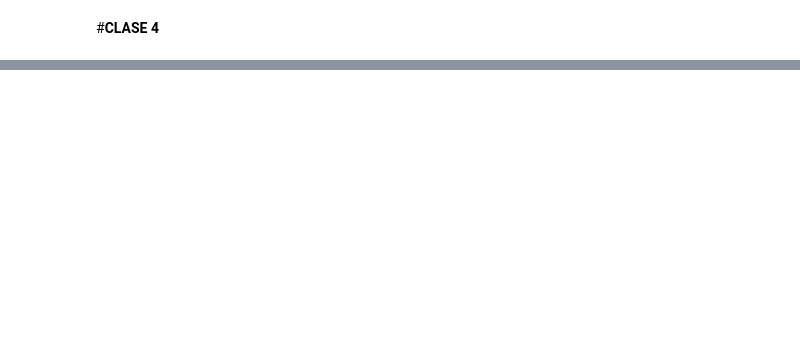
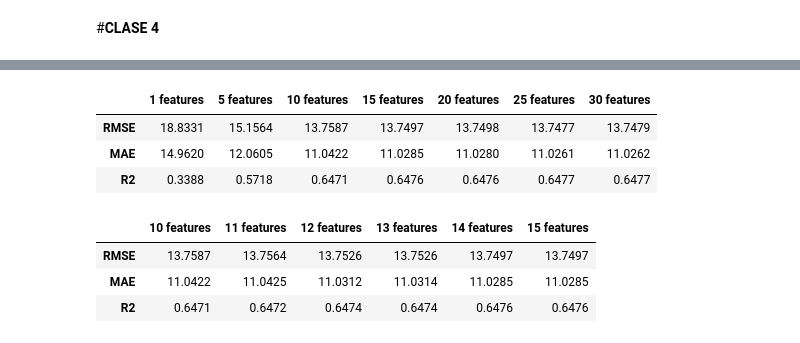
Before and after one commit to Daimond92/python_data_science, a Jupyter notebook: optimización_aeroportuaria.ipynb, the cells around one changed output, grey strips where cells are left out. Cells and saved outputs as stored; diff of their text form; code cells hidden in the pictures; blank space fills up the shorter version.

```diff
--- a/optimización_aeroportuaria.ipynb
+++ b/optimización_aeroportuaria.ipynb
@@ -373,0 +392,14 @@ https://scikit-learn.org/stable/
+# %%
+y_pred_dummy = baseline.predict(X_test)
+
+def calcular_regresion(y_test, y_pred):
+  rmse = mean_squared_error(y_test, y_pred)
+  mae = mean_absolute_error(y_test, y_pred)
+  r2 = r2_score(y_test, y_pred)
+
+  metricas = {
+      'Raíz del Error Cuadrático Medio (RMSE)':round(rmse ** (1/2), 4),
+      'Error Absoluto Medio (MAE)':round(mae, 4),
+      'R2 Score':round(r2, 4)
+      }
+  return metricas
@@ -375,0 +525,8 @@ https://scikit-learn.org/stable/
+# %%
+importances = modelo.feature_importances_
+# %%
+feature_importances = pd.DataFrame({
+    'Features': X.columns,
+    'Importances': (importances * 100).round(2)
+}).sort_values('Importances', ascending=False)
+feature_importances
@@ -375,0 +551,40 @@ https://scikit-learn.org/stable/
+# %%
+resultados = pd.DataFrame(index=['RMSE', 'MAE', 'R2'])
+model_features = RandomForestRegressor(max_depth=5, random_state=42)
+ct_features = [i if i != 0 else 1 for i in range(0,35,5)]
+
+for i in ct_features:
+  selected_features = feature_importances['Features'].values[:i]
+  X_train_selected = X_train[selected_features]
+  X_test_selected = X_test[selected_features]
+  model_features.fit(X_train_selected, y_train)
+  y_pred_selected = model_features.predict(X_test_selected)
+  metricas = calcular_regresion(y_test, y_pred_selected)
+  resultados[f'{i} features'] = list(metricas.values())
+
+resultados
+# %% [output]
+|  | 1 features | 5 features | 10 features | 15 features | 20 features | 25 features | 30 features |
+| RMSE | 18.8331 | 15.1564 | 13.7587 | 13.7497 | 13.7498 | 13.7477 | 13.7479 |
+| MAE | 14.9620 | 12.0605 | 11.0422 | 11.0285 | 11.0280 | 11.0261 | 11.0262 |
+| R2 | 0.3388 | 0.5718 | 0.6471 | 0.6476 | 0.6476 | 0.6477 | 0.6477 |
+# %%
+resultados = pd.DataFrame(index=['RMSE', 'MAE', 'R2'])
+model_features = RandomForestRegressor(max_depth=5, random_state=42)
+ct_features = range(10,16)
+
+for i in ct_features:
+  selected_features = feature_importances['Features'].values[:i]
+  X_train_selected = X_train[selected_features]
+  X_test_selected = X_test[selected_features]
+  model_features.fit(X_train_selected, y_train)
+  y_pred_selected = model_features.predict(X_test_selected)
+  metricas = calcular_regresion(y_test, y_pred_selected)
+  resultados[f'{i} features'] = list(metricas.values())
+
+resultados
+# %% [output]
+|  | 10 features | 11 features | 12 features | 13 features | 14 features | 15 features |
+| RMSE | 13.7587 | 13.7564 | 13.7526 | 13.7526 | 13.7497 | 13.7497 |
+| MAE | 11.0422 | 11.0425 | 11.0312 | 11.0314 | 11.0285 | 11.0285 |
+| R2 | 0.6471 | 0.6472 | 0.6474 | 0.6474 | 0.6476 | 0.6476 |
```
Also changed, not shown: parts of 36 cells of this notebook.
